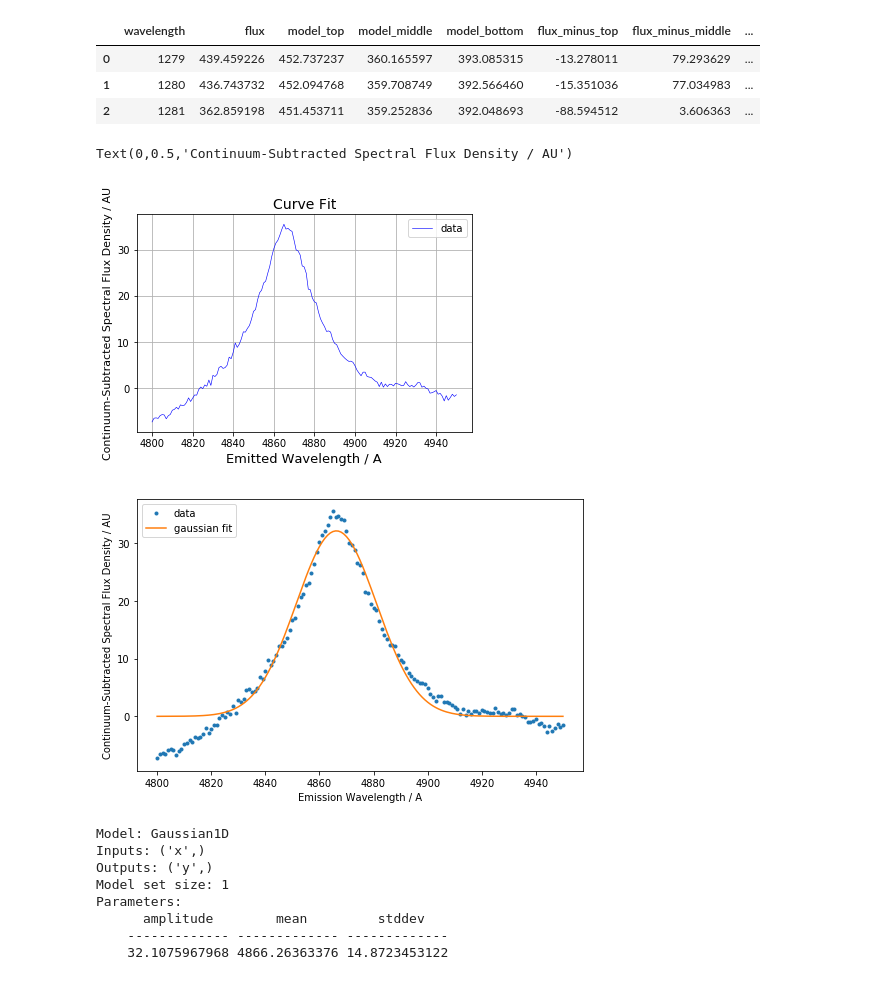
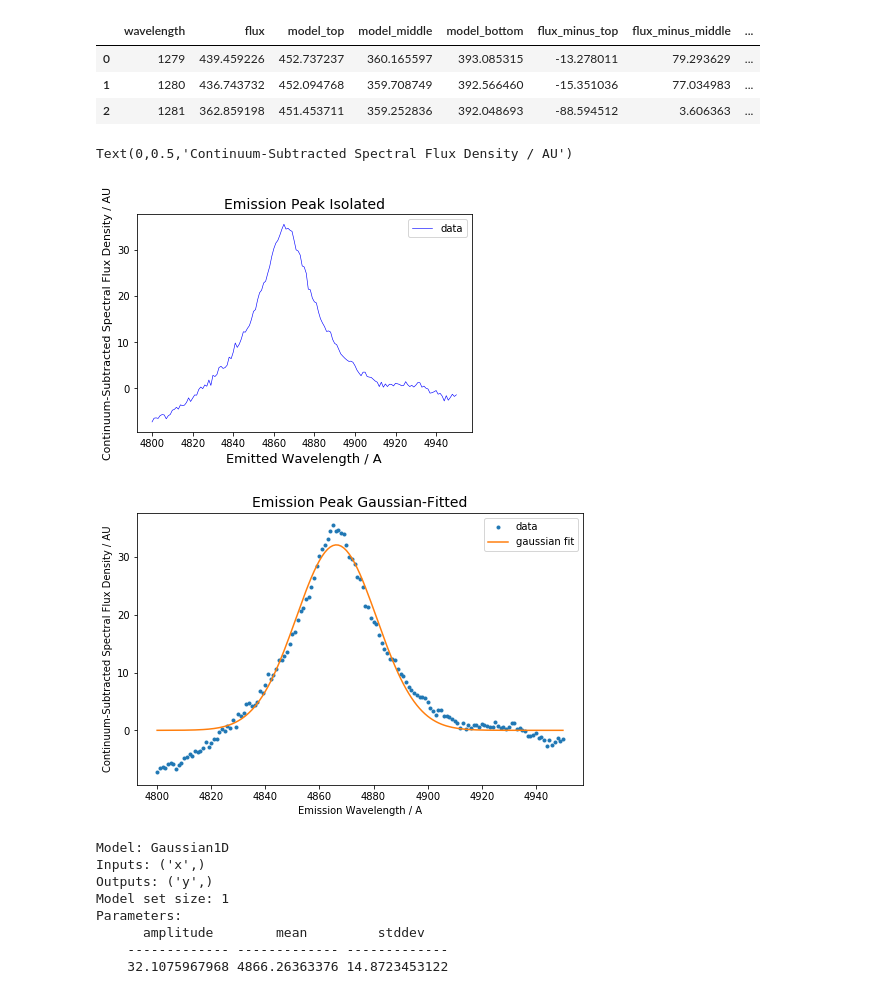
Before and after one commit to spyphyz/curve_fit, a Jupyter notebook: curve_fit_spectrograph.ipynb, the cells around one changed output. Saved outputs shown, nothing was run; the diff lists cells and outputs as text; code cells hidden in the pictures.

```diff
--- a/curve_fit_spectrograph.ipynb
+++ b/curve_fit_spectrograph.ipynb
@@ -113,41 +133,42 @@ upper_limit = 4950
 df2 = df1[(df1['wavelength'] >= lower_limit) & (df1['wavelength'] <= upper_limit)]
 # %%
 df2.plot(x='wavelength', y='flux_minus_top_minus15', lw=0.6, color='blue', label='data') #lw = line width
-plt.title('Curve Fit', fontsize=14, color='black')
+plt.title('Emission Peak Isolated', fontsize=14, color='black')
 plt.legend()
-plt.grid(True)
+# plt.grid(True)
 plt.xlabel('Emitted Wavelength / A',  fontsize=13)
 plt.ylabel('Continuum-Subtracted Spectral Flux Density / AU', fontsize=11)
 # %% [output]
 Text(0,0.5,'Continuum-Subtracted Spectral Flux Density / AU')
-[figure, old version]
+[figure, new version]
 # %%
 x = df2['wavelength']
 y = df2['flux_minus_top_minus15']
 # %%
 # Fit the data using a box model
 # Insert best guesses for model parameters
 #t_init = models.Trapezoid1D(amplitude=58, x_0=2797., width=200, slope=0.5)
 #fit_t = fitting.LevMarLSQFitter()
 #t = fit_t(t_init, x, y)
 
 # Fit the data using a Gaussian
 # set mean as the rest emission wavelength for species (e.g. Mg II)
 g_init = models.Gaussian1D(amplitude=40, mean=4861, stddev=25)
 fit_g = fitting.LevMarLSQFitter()
 g = fit_g(g_init, x, y)
 
 # Plot the data with the best-fit model
 plt.figure(figsize=(8,5))
 plt.plot(x, y, '.', label='data')
 #plt.plot(x, t(x), label='Trapezoid')
+plt.title('Emission Peak Gaussian-Fitted', fontsize=14, color='black')
 plt.plot(x, g(x), label='gaussian fit')
 plt.xlabel('Emission Wavelength / A')
 plt.ylabel('Continuum-Subtracted Spectral Flux Density / AU')
-plt.legend(loc=2)
+plt.legend()
 plt.savefig(os.path.join(path, 'Hbeta_curve_fit.png'), dpi = 1080)
 # %% [output]
-[figure, old version]
+[figure, new version]
 # %%
 # this prints the model output parameters after fitting
 print(g)
```
Also changed, not shown: parts of 6 cells of this notebook.
